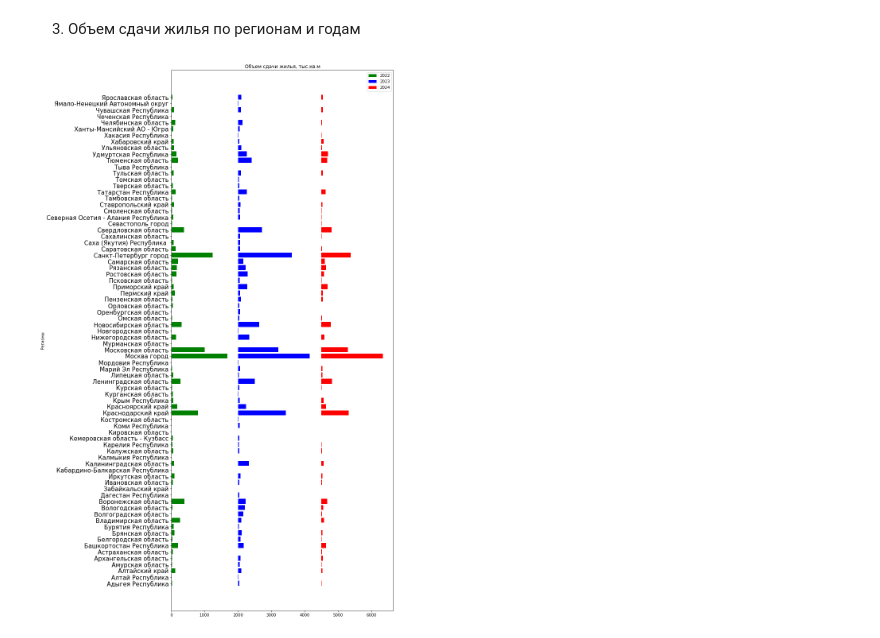
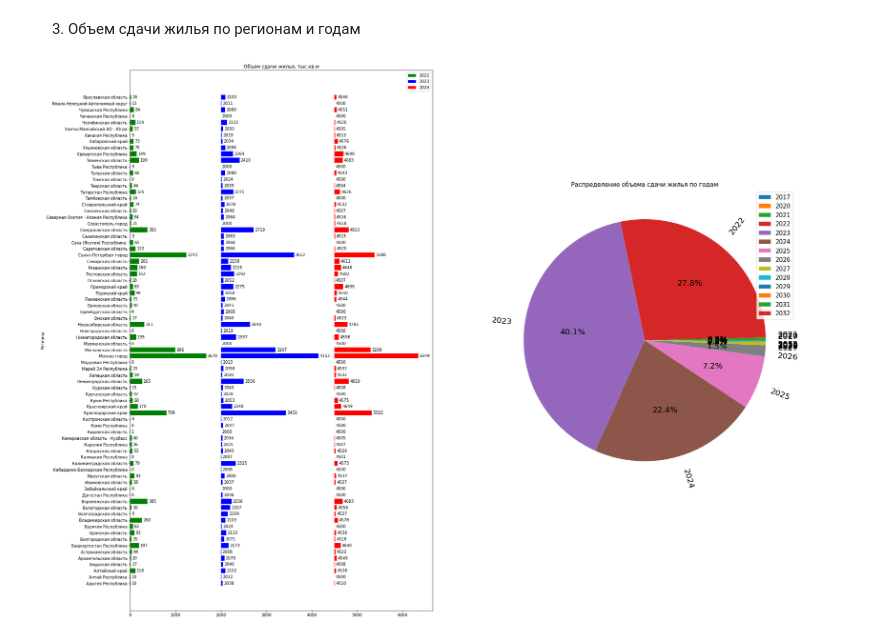
Before and after one commit to Orjanruusu/PhytonEducation, a Jupyter notebook: main.ipynb, the cells around one changed output. Drawn from its saved outputs; the diff is of its cells as text; code cells hidden in the pictures.

```diff
--- a/main.ipynb
+++ b/main.ipynb
@@ -137,7 +137,7 @@ plt.show()
 from cmath import log
 from turtle import right
 
-
+#подготовка данных для шкалы
 df_part = df_modifide.loc[:,['regRegionDesc','objReady100PercDt','objFlatSq']]
 df_part['objReady100PercDt'] = df_part['objReady100PercDt'].astype("datetime64[ns]")
 df_part['objFlatSq'] = df_part['objFlatSq'].astype('float')
@@ -145,13 +145,19 @@ df_part['objReady100PercDt'] = df_part['objReady100PercDt'].dt.to_period("Y")
 df_part = df_part.groupby(['regRegionDesc','objReady100PercDt']).agg({'objFlatSq':'sum'}).reset_index()
 df_part['objReady100PercDt']=df_part['objReady100PercDt'].astype(str)
 
+#подготовка данных для круговой диаграммы
+df_circle = df_part.groupby(['objReady100PercDt']).agg({'objFlatSq':'sum'}).reset_index()
+df_circle['objReady100PercDt']=df_circle['objReady100PercDt'].astype(int)
+df_circle_1=df_circle.set_index(['objReady100PercDt'])
+
+
+#список регионов
 region_list = df_part['regRegionDesc'].unique()
 
+#формируем списки со значениемя для каждого года отдельно
 list_val_2022=[]
 list_val_2023=[]
 list_val_2024=[]
-list_val_2025=[]
-list_val_2026=[]
 
 for x in range(0,len(region_list)):
     count=0
@@ -160,39 +166,53 @@ for x in range(0,len(region_list)):
             list_val_2022.append(round(df_part.loc[y]['objFlatSq']/1000, 0))
             count=1
     if count==0:
         list_val_2022.append(0)
 
 
 for x in range(0,len(region_list)):
     count=0
     for y in range(0,len(df_part)-1):
         if region_list[x]==df_part.loc[y]['regRegionDesc'] and df_part.loc[y]['objReady100PercDt']=='2023':
             list_val_2023.append(round(df_part.loc[y]['objFlatSq']/1000, 0))
             count=1
     if count==0:
         list_val_2023.append(0)
 
 for x in range(0,len(region_list)):
     count=0
     for y in range(0,len(df_part)-1):
         if region_list[x]==df_part.loc[y]['regRegionDesc'] and df_part.loc[y]['objReady100PercDt']=='2024':
             list_val_2024.append(round(df_part.loc[y]['objFlatSq']/1000, 0))
             count=1
     if count==0:
         list_val_2024.append(0)
 
-fig, ax = plt.subplots()
+#параметры фигуры
+fig = plt.figure()
+rcParams['figure.figsize'] = 30,25
+ax_1 = fig.add_subplot(1, 2, 1)
+ax_2 = fig.add_subplot(1, 2, 2)
 
-rcParams['figure.figsize'] = 10,25
-ax.barh(region_list, list_val_2022, 0.8, label='2022', color='green')
-ax.barh(region_list, list_val_2023, 0.8, left=2000, label='2023', color='blue')
-ax.barh(region_list, list_val_2024, 0.8, left=4500, label='2024', color='red')
+#отрисовка первого грфика
+rects1 = ax_1.barh(region_list, list_val_2022, 0.8, label='2022', color='green')
+rects2 = ax_1.barh(region_list, list_val_2023, 0.8, left=2000, label='2023', color='blue')
+rects3 = ax_1.barh(region_list, list_val_2024, 0.8, left=4500, label='2024', color='red')
 
-ax.set_ylabel('Регионы')
-ax.set_title('Объем сдачи жилья, тыс.кв.м')
+#декорация первого графика
+ax_1.set_ylabel('Регионы')
+ax_1.set_title('Объем сдачи жилья, тыс.кв.м')
 plt.yticks(fontsize=15)
-ax.legend()
+ax_1.legend()
+ax_1.bar_label(rects1, padding=3)
+ax_1.bar_label(rects2, padding=3)
+ax_1.bar_label(rects3, padding=3)
+
+#построение круговой диаграмы
+ax_2.pie(df_circle_1['objFlatSq'], autopct='%1.1f%%', rotatelabels=True,labels=df_circle_1.index,textprops={'fontsize': 20})
+ax_2.legend(fontsize=15)
+ax_2.set_title('Распределение объема сдачи жилья по годам', fontsize=15)
+
 
 plt.show()
 # %% [output]
-[figure, old version]
+[figure, new version]
```
Also changed, not shown: parts of 14 cells of this notebook.
